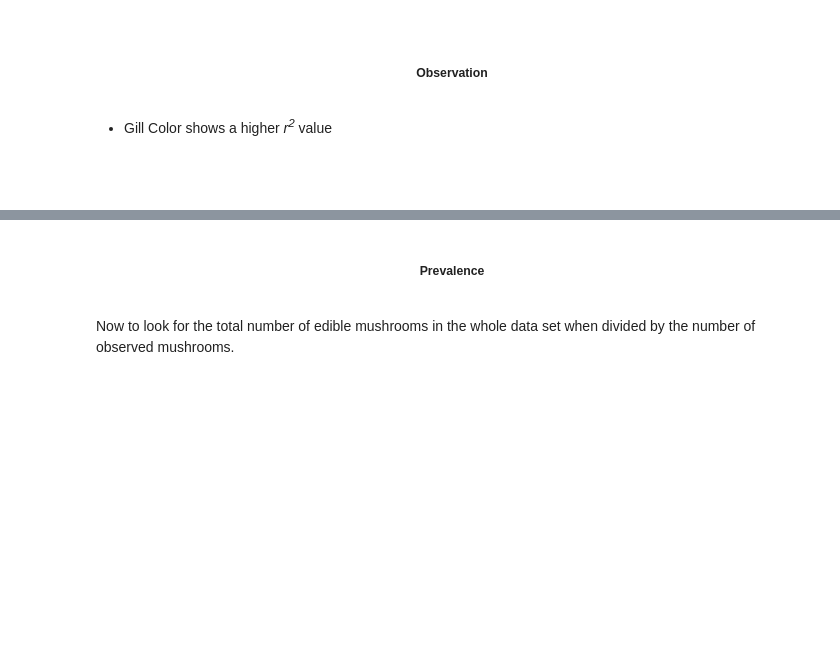
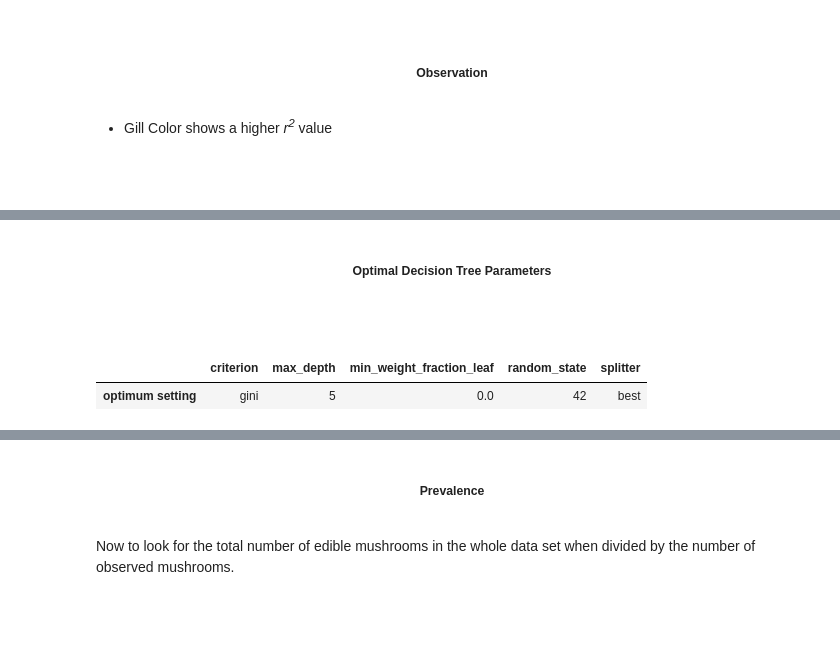
Before and after one commit to MondeAnna/posinous-mushrooms, a Jupyter notebook: notebook/mushrooms.ipynb, the cells around one changed output, grey strips where cells are left out. Cells and saved outputs as stored; diff of their text form; code cells hidden in the pictures; blank space fills up the shorter version.

```diff
--- a/notebook/mushrooms.ipynb
+++ b/notebook/mushrooms.ipynb
@@ -797,0 +754,15 @@ pd.DataFrame(final_findings, index=["values"])
+# %% [markdown]
+<h5 align="center">Optimal Decision Tree Parameters</h5>
+
+<br />
+<br />
+# %%
+best_parameters = grid_search_cv.best_params_
+
+pd.DataFrame(
+    data=best_parameters,
+    index=["optimum setting"]
+)
+# %% [output]
+|  | criterion | max_depth | min_weight_fraction_leaf | random_state | splitter |
+| optimum setting | gini | 5 | 0.0 | 42 | best |
```
Also changed, not shown: parts of 34 cells of this notebook.
